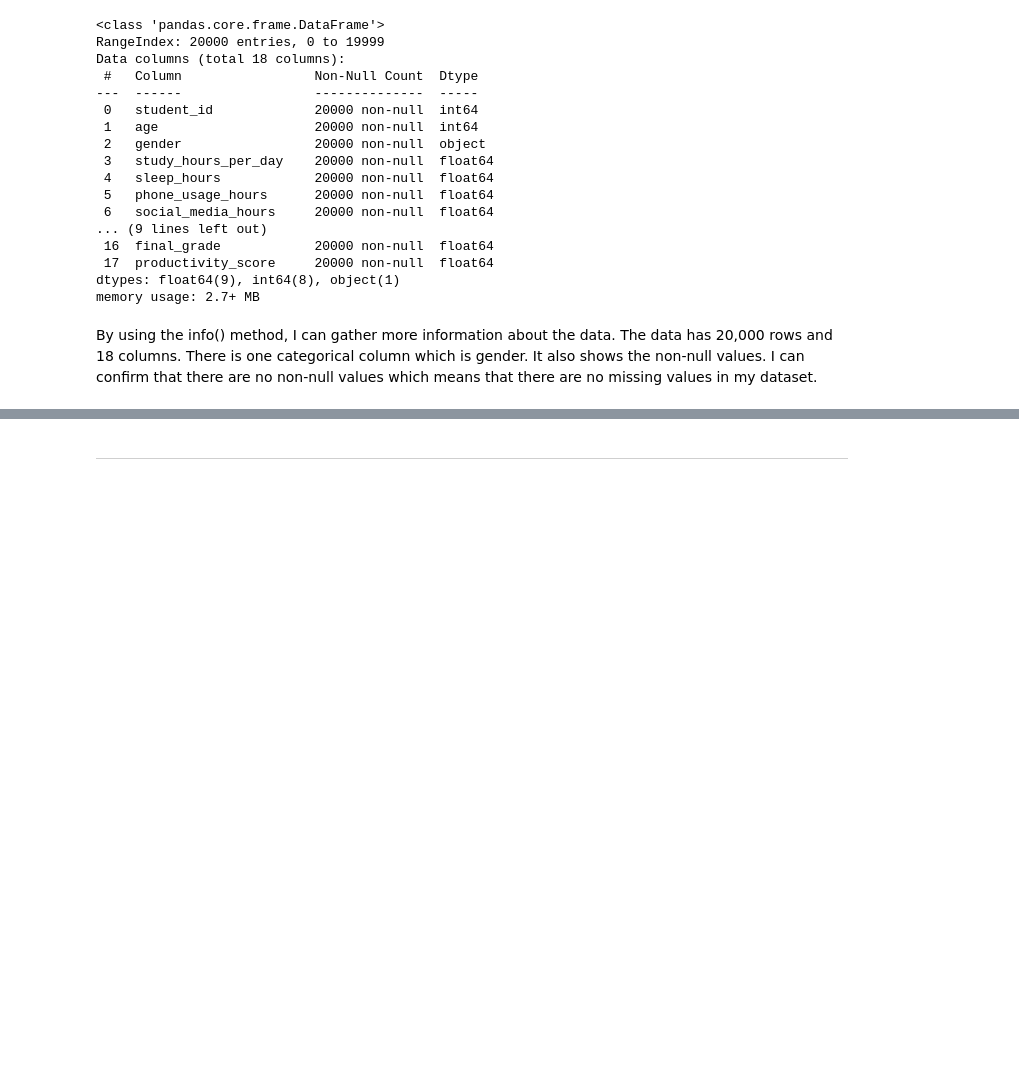
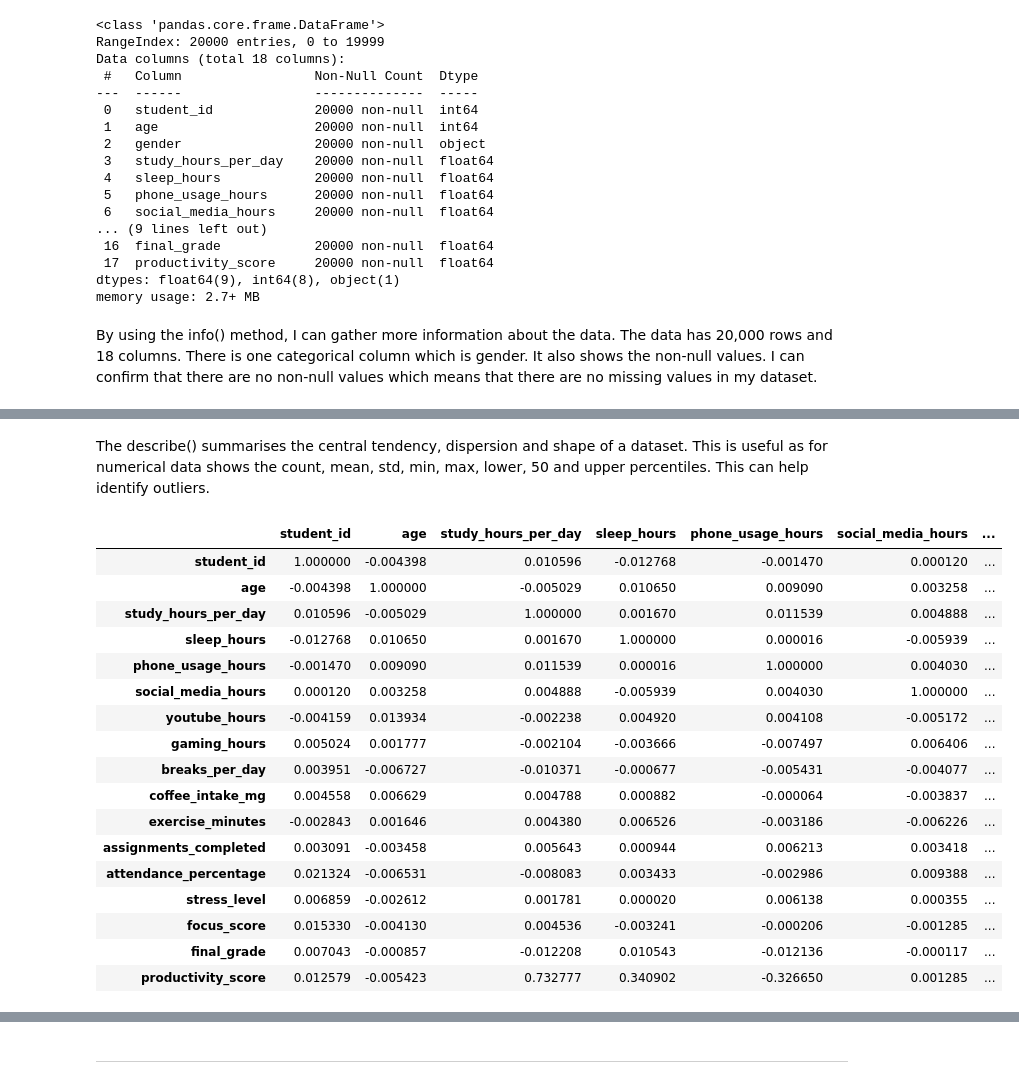
Before and after one commit to lehaanwar/Student-Productivity-and-Behaviours-Project, a Jupyter notebook: jupyter_notebooks/ETL.ipynb, the cells around one changed output, grey strips where cells are left out. Saved outputs shown, nothing was run; the diff lists cells and outputs as text; code cells hidden in the pictures; blank space fills up the shorter version.

Commit message:
completed the initial data extraction process

```diff
--- a/jupyter_notebooks/ETL.ipynb
+++ b/jupyter_notebooks/ETL.ipynb
@@ -116,0 +187,24 @@ NOTE
+# %% [markdown]
+The describe() summarises the central tendency, dispersion and shape of a dataset. This is useful as for numerical data shows the count, mean, std, min, max, lower, 50 and upper percentiles. This can help identify outliers.
+# %%
+# using corr() to check the correlation between the numerical columns only in the dataset
+df.select_dtypes(include=np.number).corr()
+# %% [output]
+|  | student_id | age | study_hours_per_day | sleep_hours | phone_usage_hours | social_media_hours | ... |
+| student_id | 1.000000 | -0.004398 | 0.010596 | -0.012768 | -0.001470 | 0.000120 | ... |
+| age | -0.004398 | 1.000000 | -0.005029 | 0.010650 | 0.009090 | 0.003258 | ... |
+| study_hours_per_day | 0.010596 | -0.005029 | 1.000000 | 0.001670 | 0.011539 | 0.004888 | ... |
+| sleep_hours | -0.012768 | 0.010650 | 0.001670 | 1.000000 | 0.000016 | -0.005939 | ... |
+| phone_usage_hours | -0.001470 | 0.009090 | 0.011539 | 0.000016 | 1.000000 | 0.004030 | ... |
+| social_media_hours | 0.000120 | 0.003258 | 0.004888 | -0.005939 | 0.004030 | 1.000000 | ... |
+| youtube_hours | -0.004159 | 0.013934 | -0.002238 | 0.004920 | 0.004108 | -0.005172 | ... |
+| gaming_hours | 0.005024 | 0.001777 | -0.002104 | -0.003666 | -0.007497 | 0.006406 | ... |
+| breaks_per_day | 0.003951 | -0.006727 | -0.010371 | -0.000677 | -0.005431 | -0.004077 | ... |
+| coffee_intake_mg | 0.004558 | 0.006629 | 0.004788 | 0.000882 | -0.000064 | -0.003837 | ... |
+| exercise_minutes | -0.002843 | 0.001646 | 0.004380 | 0.006526 | -0.003186 | -0.006226 | ... |
+| assignments_completed | 0.003091 | -0.003458 | 0.005643 | 0.000944 | 0.006213 | 0.003418 | ... |
+| attendance_percentage | 0.021324 | -0.006531 | -0.008083 | 0.003433 | -0.002986 | 0.009388 | ... |
+| stress_level | 0.006859 | -0.002612 | 0.001781 | 0.000020 | 0.006138 | 0.000355 | ... |
+| focus_score | 0.015330 | -0.004130 | 0.004536 | -0.003241 | -0.000206 | -0.001285 | ... |
+| final_grade | 0.007043 | -0.000857 | -0.012208 | 0.010543 | -0.012136 | -0.000117 | ... |
+| productivity_score | 0.012579 | -0.005423 | 0.732777 | 0.340902 | -0.326650 | 0.001285 | ... |
```
Also changed, not shown: parts of 19 cells of this notebook.
